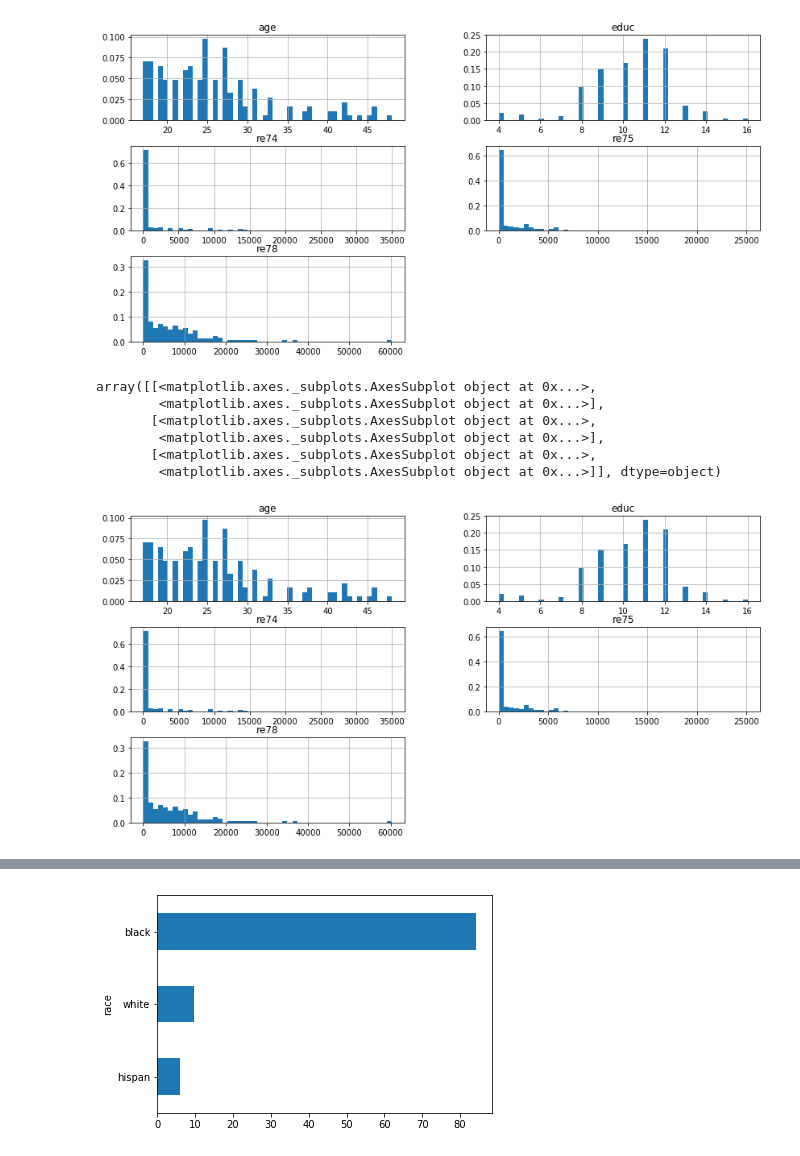
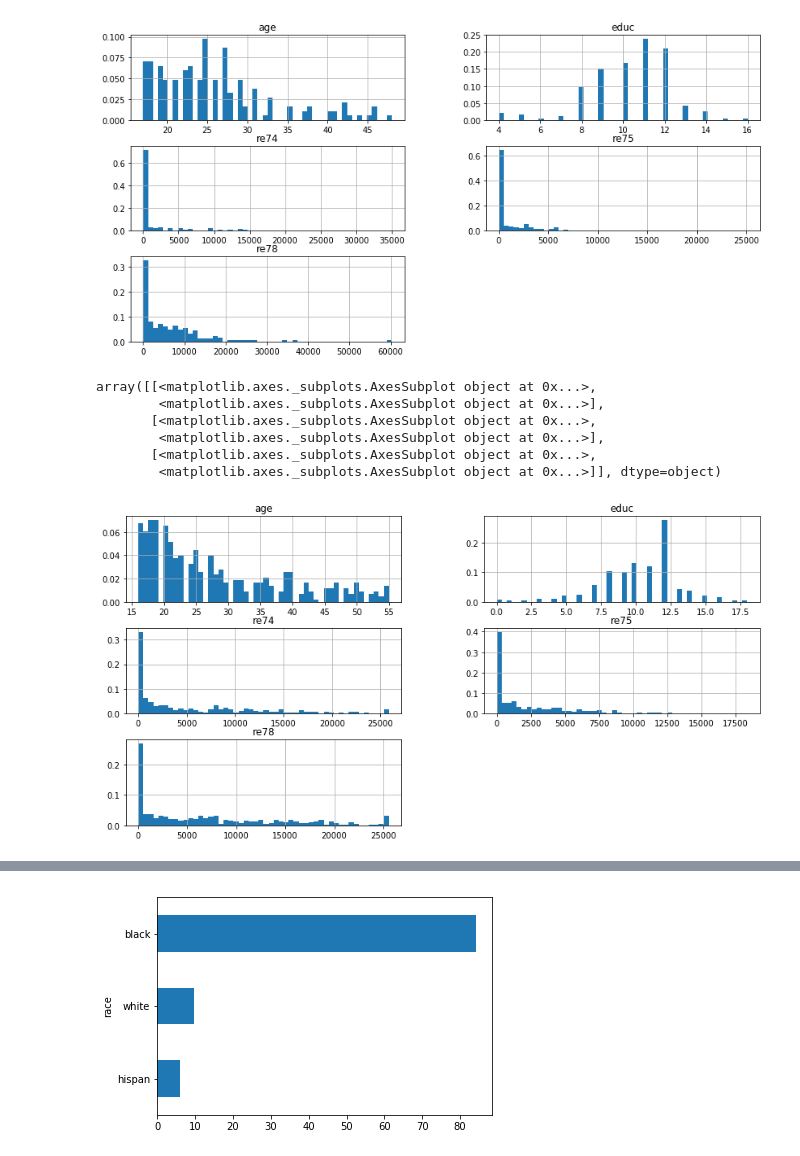
Before and after one commit to pmichele/ADA-Group, a Jupyter notebook: Partials/Michele/04 - Applied ML/Untitled.ipynb, the cells around one changed output, grey strips where cells are left out. Drawn from its saved outputs; the diff is of its cells as text; code cells hidden in the pictures.

```diff
--- a/Partials/Michele/04 - Applied ML/Untitled.ipynb
+++ b/Partials/Michele/04 - Applied ML/Untitled.ipynb
@@ -291,9 +309,10 @@ def buildMatchedDF(df0, pairs):
 
 df0Match = buildMatchedDF(df0, pairs)
 # %%
-df = df0[df0['re78'] > 0]
-treat = df[df['treat'] == 1]
-control = df[df['treat'] == 0]
-dfMatch = df0Match[df0Match['re78'] > 0].drop('match', 1)
+#df = df0[df0['re78'] > 0]
+df = df0
+treat = df[df['treat'] == 1].drop('treat', 1)
+control = df[df['treat'] == 0].drop('treat', 1)
+dfMatch = df0Match.drop('match', 1)
 treatMatch = dfMatch[dfMatch['treat'] == 1]
 controlMatch = dfMatch[dfMatch['treat'] == 0]
@@ -324,6 +325,0 @@ KeyError: 're78'
-# %%
-dfMatch = df0Match[['treat', 'age', 'educ', 're74', 're75', 're78']]
-treat = dfMatch[dfMatch['treat'] == 1].drop('treat', 1)
-control = dfMatch[dfMatch['treat'] == 0].drop('treat', 1)
-for col in dfMatch.drop(['treat'], 1).columns:
-    boxplots(dfMatch, col)
@@ -344,12 +334,12 @@ array([[<matplotlib.axes._subplots.AxesSubplot object at 0x...>,
         <matplotlib.axes._subplots.AxesSubplot object at 0x...>]], dtype=object)
 [figure]
 # %%
-plotHist(treat, size=(14,7))
+plotHist(control, size=(14,7))
 # %% [output]
 array([[<matplotlib.axes._subplots.AxesSubplot object at 0x...>,
         <matplotlib.axes._subplots.AxesSubplot object at 0x...>],
        [<matplotlib.axes._subplots.AxesSubplot object at 0x...>,
         <matplotlib.axes._subplots.AxesSubplot object at 0x...>],
        [<matplotlib.axes._subplots.AxesSubplot object at 0x...>,
         <matplotlib.axes._subplots.AxesSubplot object at 0x...>]], dtype=object)
-[figure, old version]
+[figure, new version]
```
Also changed, not shown: parts of 33 cells of this notebook.
